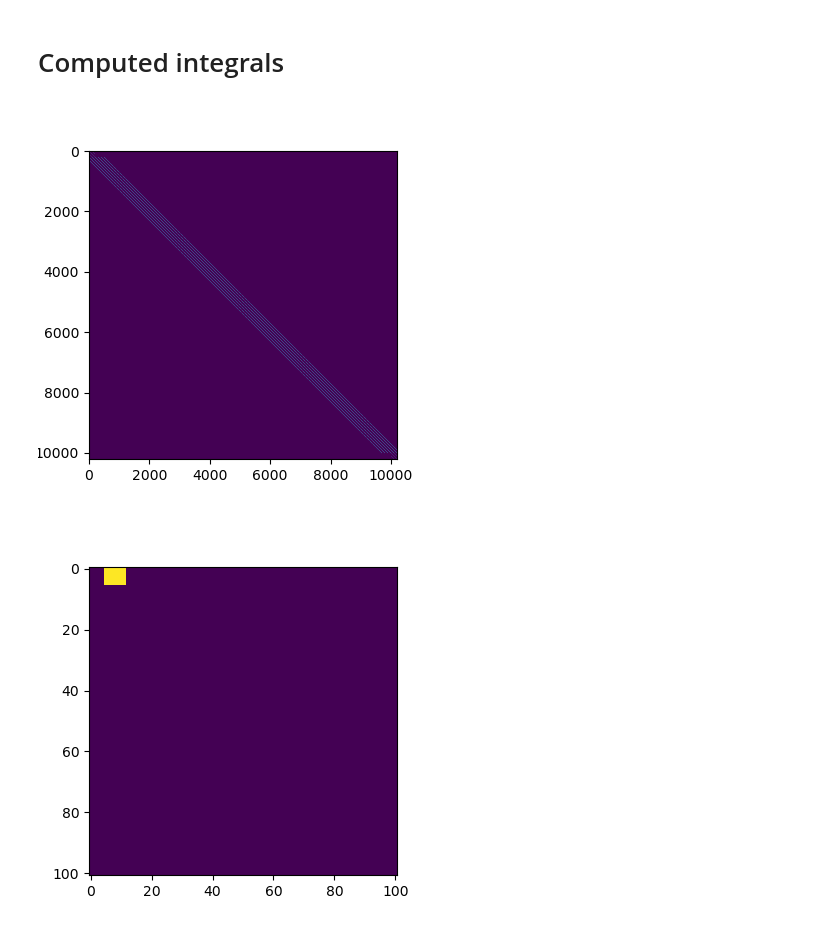
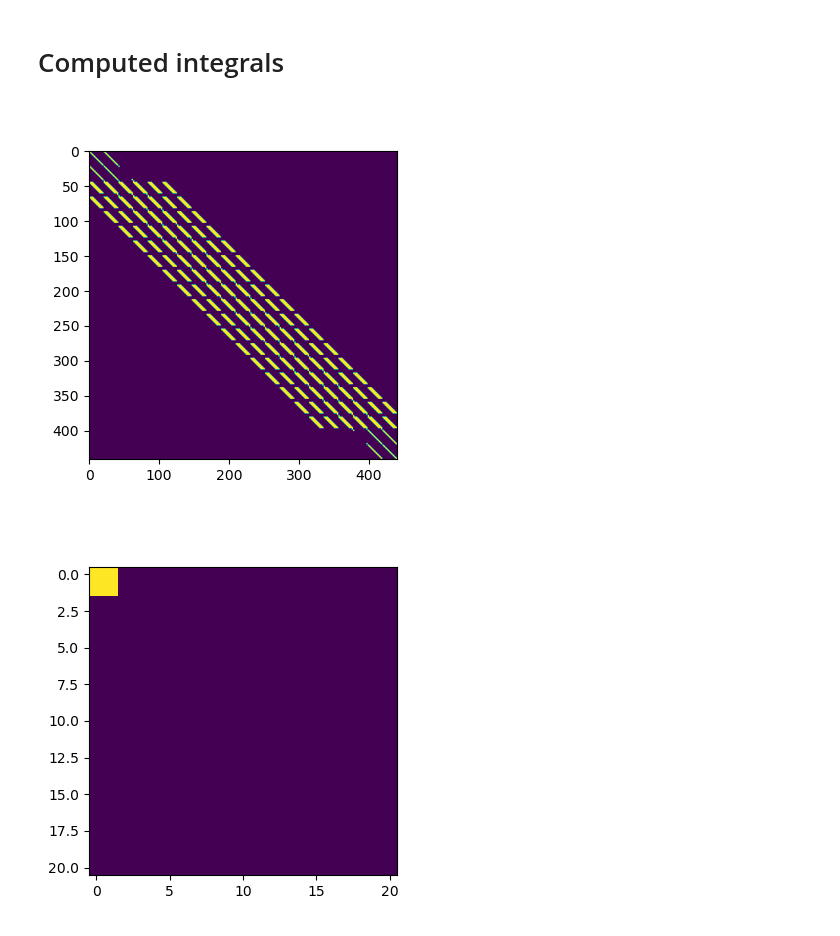
Before and after one commit to kamosevoyan/Diploma_work, a Jupyter notebook: Notebooks/Biharmonic_equation.ipynb, the cells around one changed output. Drawn from its saved outputs; the diff is of its cells as text; code cells hidden in the pictures.

```diff
--- a/Notebooks/Biharmonic_equation.ipynb
+++ b/Notebooks/Biharmonic_equation.ipynb
@@ -203,8 +203,8 @@ xN = 1
 y0 = -1
 yN = 1
 
-Nx = 101
-Ny = 101
+Nx = 21
+Ny = 21
 
 X, h_1 = np.linspace(x0, xN, Nx, retstep=True)
 Y, h_2 = np.linspace(y0, yN, Ny, retstep=True)
@@ -487,15 +487,10 @@ for i in range(n_points_y * n_points_x):
         idx[1] - offset_x: (idx[1] + first.shape[1] - offset_x)] = val
 
     matrix[i] = tmp.flatten()
-    b[i] = - 2 * 9/4 * h_1 * h_2
 
-    edges = (f[idx[0]-1, idx[1]-1] + f[idx[0]+1, idx[1]+1] +\
-            f[idx[0]-1, idx[1]+1] + f[idx[0]+1, idx[1]-1])/16
-
-    neigh = (f[idx[0]-1, idx[1]] + f[idx[0]+1, idx[1]]+\
-            f[idx[0], idx[1]-1] + f[idx[0], idx[1]+1])/4
-
-    b[i] = - 2 * (edges + 4 * neigh + 16 * f[idx]) * (h_1 * h_2)/36
+    b[i] = - 2 * (f[idx[0]-1, idx[1]] + 2*f[idx[0], idx[1]] + f[idx[0]+1, idx[1]])*\
+(f[idx[0], idx[1]-1] + 2*f[idx[0], idx[1]] + f[idx[0], idx[1]+1])/9*h_1*h_2
+    b[i] = - 2 * 9/4*h_1*h_2
 # %%
 C = np.linalg.solve(matrix, b).reshape(n_points_y, n_points_x)
 # %%
@@ -503,11 +498,11 @@ fig, ax = plt.subplots(figsize=(4, 4))
 ax.imshow((matrix != 0))
 plt.show()
 # %% [output]
-[figure, old version]
+[figure, new version]
 # %%
 fig, ax = plt.subplots(figsize=(4, 4))
-ax.imshow((matrix != 0)[210].reshape(n_points_y, n_points_x))
+ax.imshow((matrix != 0)[0].reshape(n_points_y, n_points_x))
 plt.show()
 # %% [output]
-[figure, old version]
+[figure, new version]
 # %%
```
Also changed, not shown: parts of 2 cells of this notebook, 2 other files.
